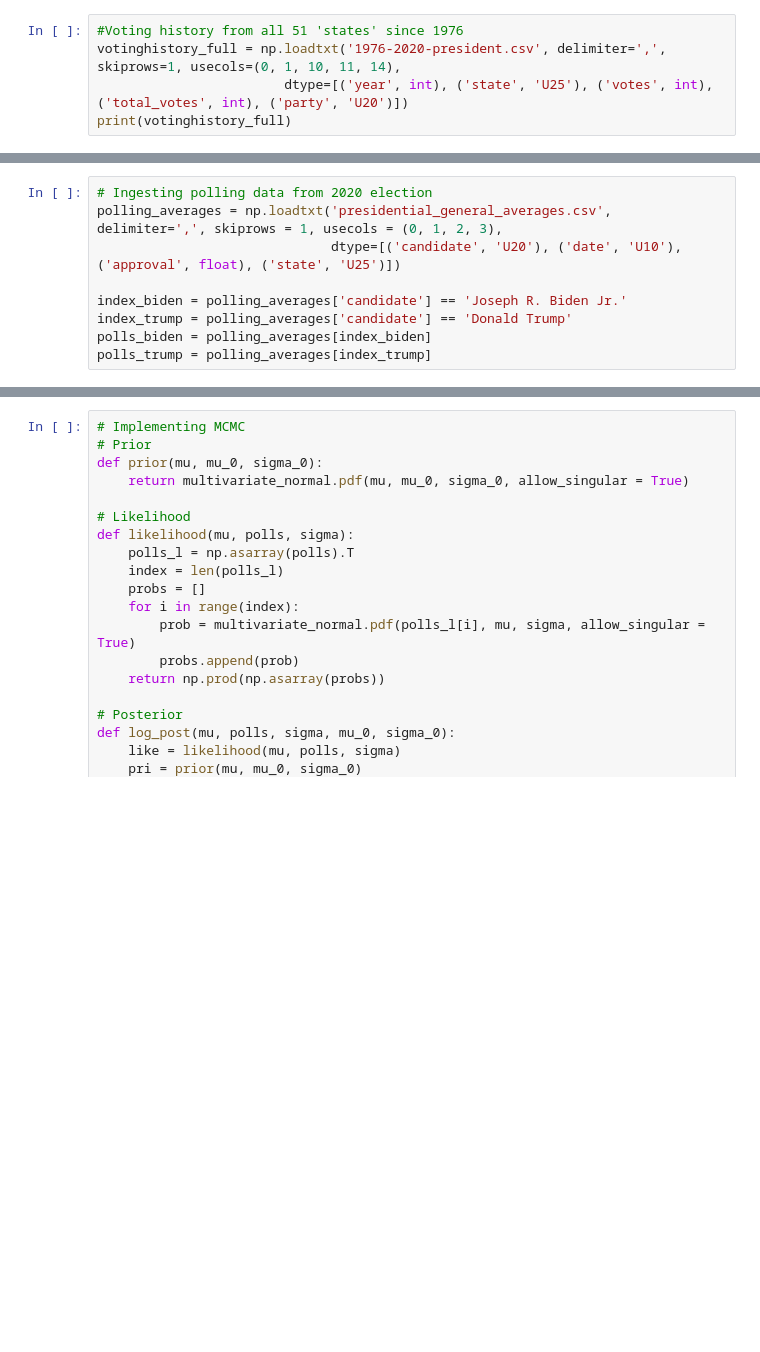
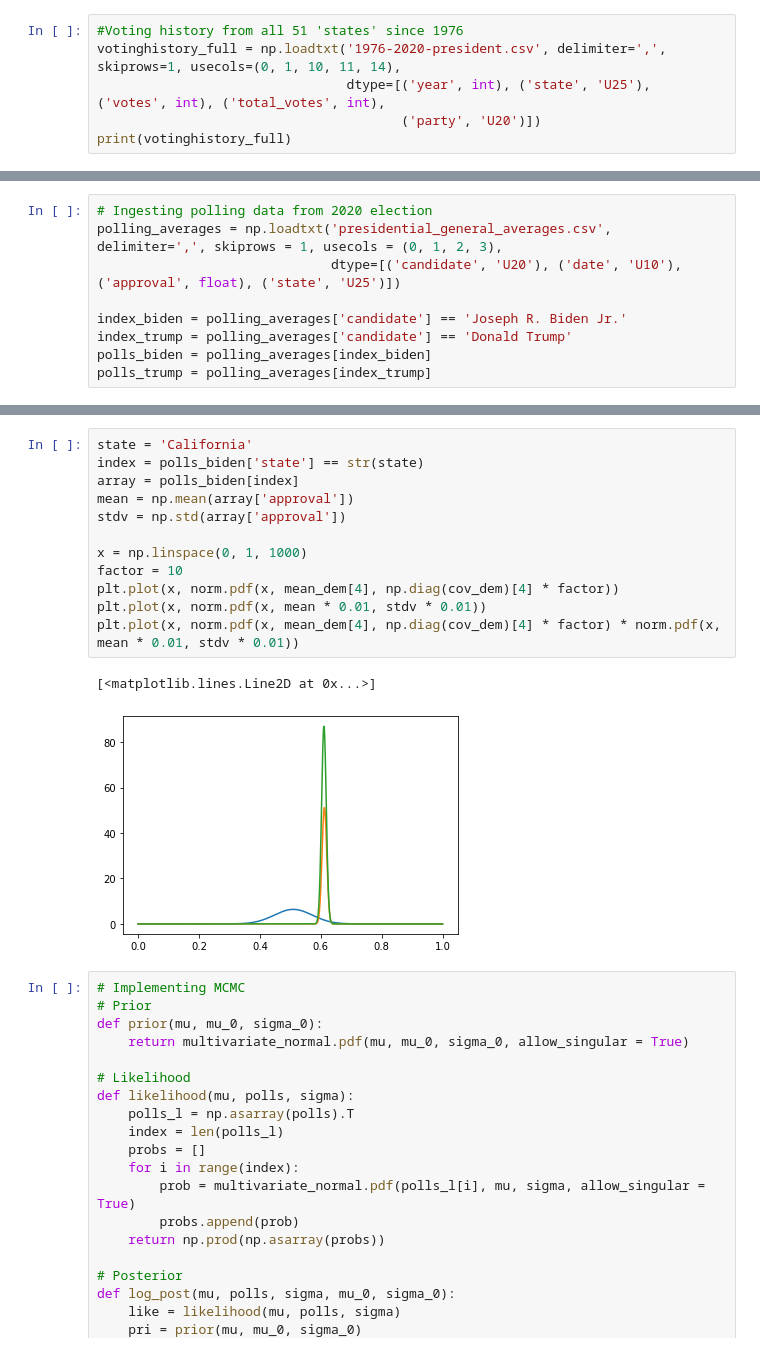
Before and after one commit to jmanlarkin/Phys321_FinalProject, a Jupyter notebook: Modeling.ipynb, the cells around one changed output, grey strips where cells are left out. Drawn from its saved outputs; the diff is of its cells as text; blank space fills up the shorter version.

```diff
--- a/Modeling.ipynb
+++ b/Modeling.ipynb
@@ -17,7 +19,8 @@ mpl.rcParams.update(new_rc_params)
 # %%
 #Voting history from all 51 'states' since 1976
 votinghistory_full = np.loadtxt('1976-2020-president.csv', delimiter=',', skiprows=1, usecols=(0, 1, 10, 11, 14),
-                        dtype=[('year', int), ('state', 'U25'), ('votes', int), ('total_votes', int), ('party', 'U20')])
+                                dtype=[('year', int), ('state', 'U25'), ('votes', int), ('total_votes', int),
+                                       ('party', 'U20')])
 print(votinghistory_full)
 # %% [output]
 [(1976, 'ALABAMA', 659170, 1182850, 'DEMOCRAT')
@@ -166,3 +158,18 @@ print(np.asarray(polls_trump_bystate).T[3])
+# %%
+state = 'California'
+index = polls_biden['state'] == str(state)
+array = polls_biden[index]
+mean = np.mean(array['approval'])
+stdv = np.std(array['approval'])
+
+x = np.linspace(0, 1, 1000)
+factor = 10
+plt.plot(x, norm.pdf(x, mean_dem[4], np.diag(cov_dem)[4] * factor))
+plt.plot(x, norm.pdf(x, mean * 0.01, stdv * 0.01))
+plt.plot(x, norm.pdf(x, mean_dem[4], np.diag(cov_dem)[4] * factor) * norm.pdf(x, mean * 0.01, stdv * 0.01))
+# %% [output]
+[<matplotlib.lines.Line2D at 0x...>]
+[figure, added]
 # %%
 # Implementing MCMC
 # Prior
```
Also changed, not shown: parts of 18 cells of this notebook.
